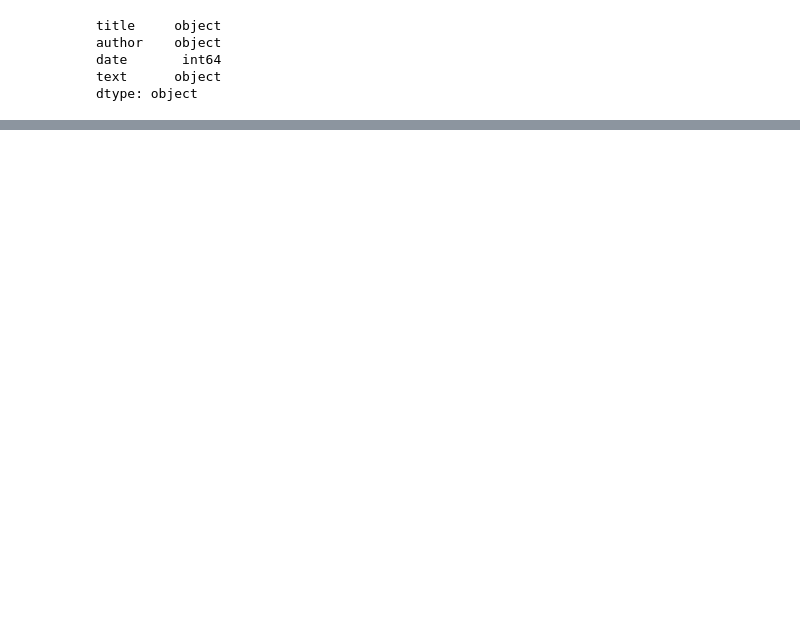
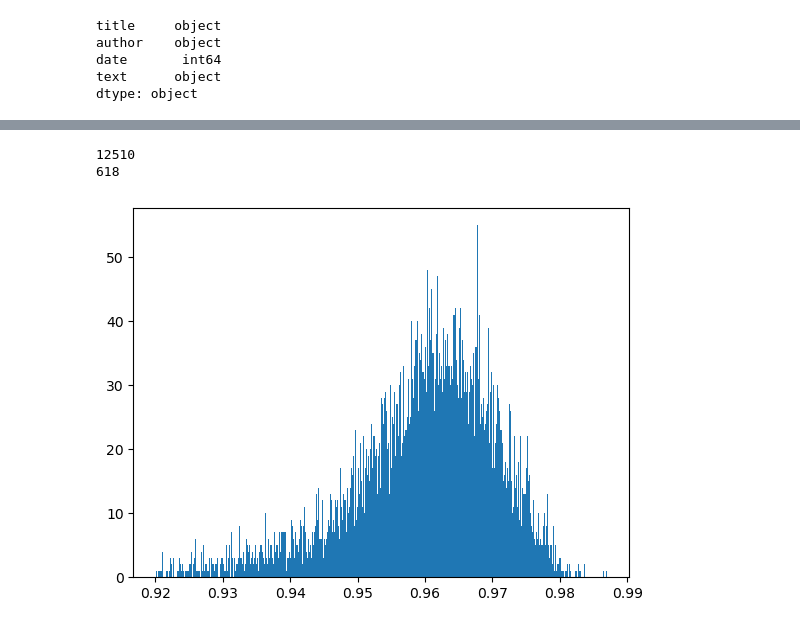
Before and after one commit to NeXTormer/LTM-LanguageTimeMachine, a Jupyter notebook: preprocessing/vis.ipynb, the cells around one changed output, grey strips where cells are left out. Cells and saved outputs as stored; diff of their text form; code cells hidden in the pictures; blank space fills up the shorter version.

```diff
--- a/preprocessing/vis.ipynb
+++ b/preprocessing/vis.ipynb
@@ -37,3 +46,16 @@ plt.show()
+# %%
+d10 = df[df['text_ratio'] > 0.92]
+d9 = df[df['text_ratio'] < 0.92]
+
+print(len(d10))
+print(len(d9))
+
+plt.hist(d10['text_ratio'], bins=1000)
+plt.show()
+# %% [output]
+12510
+618
+[figure, added]
 # %%
 plt.hist(df['date'], bins=500)
 # plt.hist(df['date_meta'])
```
Also changed, not shown: parts of 11 cells of this notebook, 4 other files.
